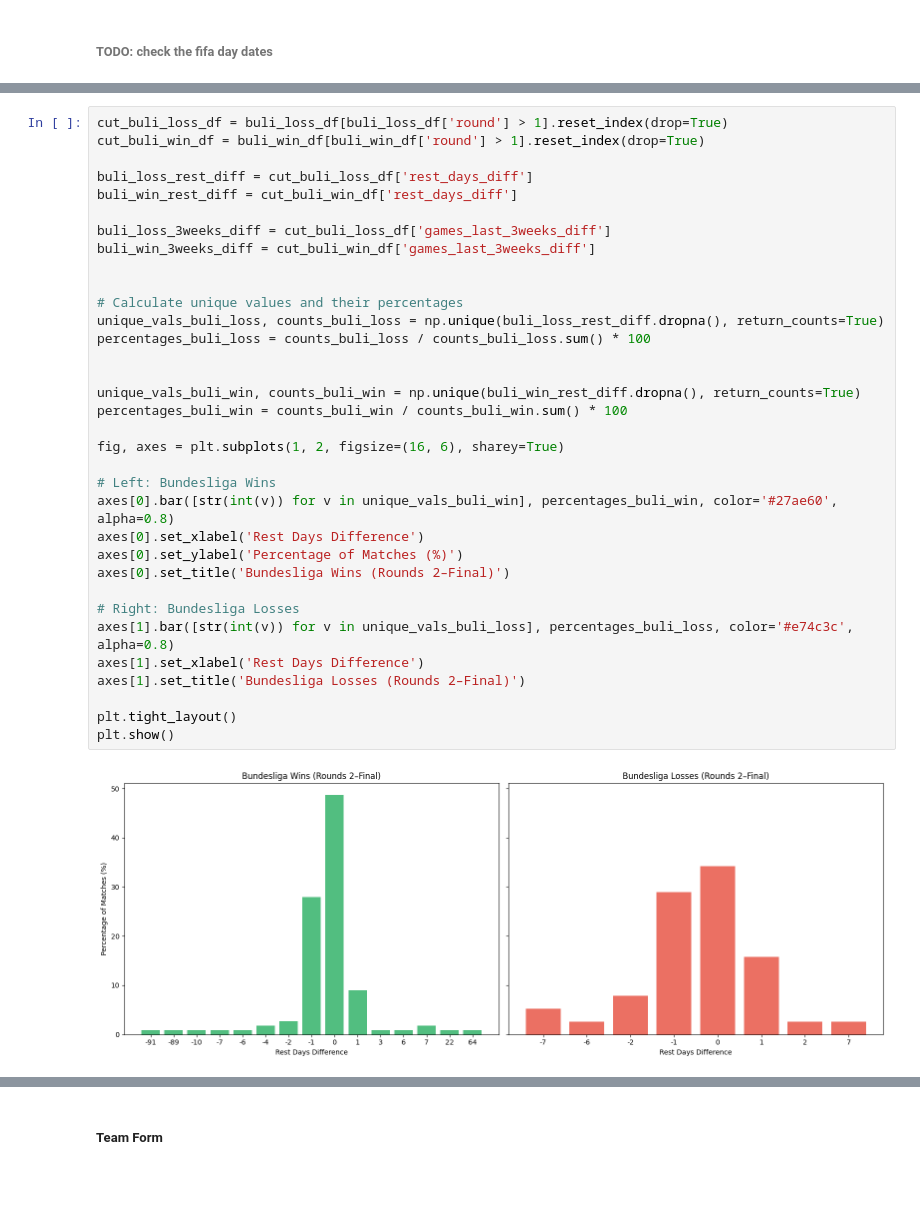
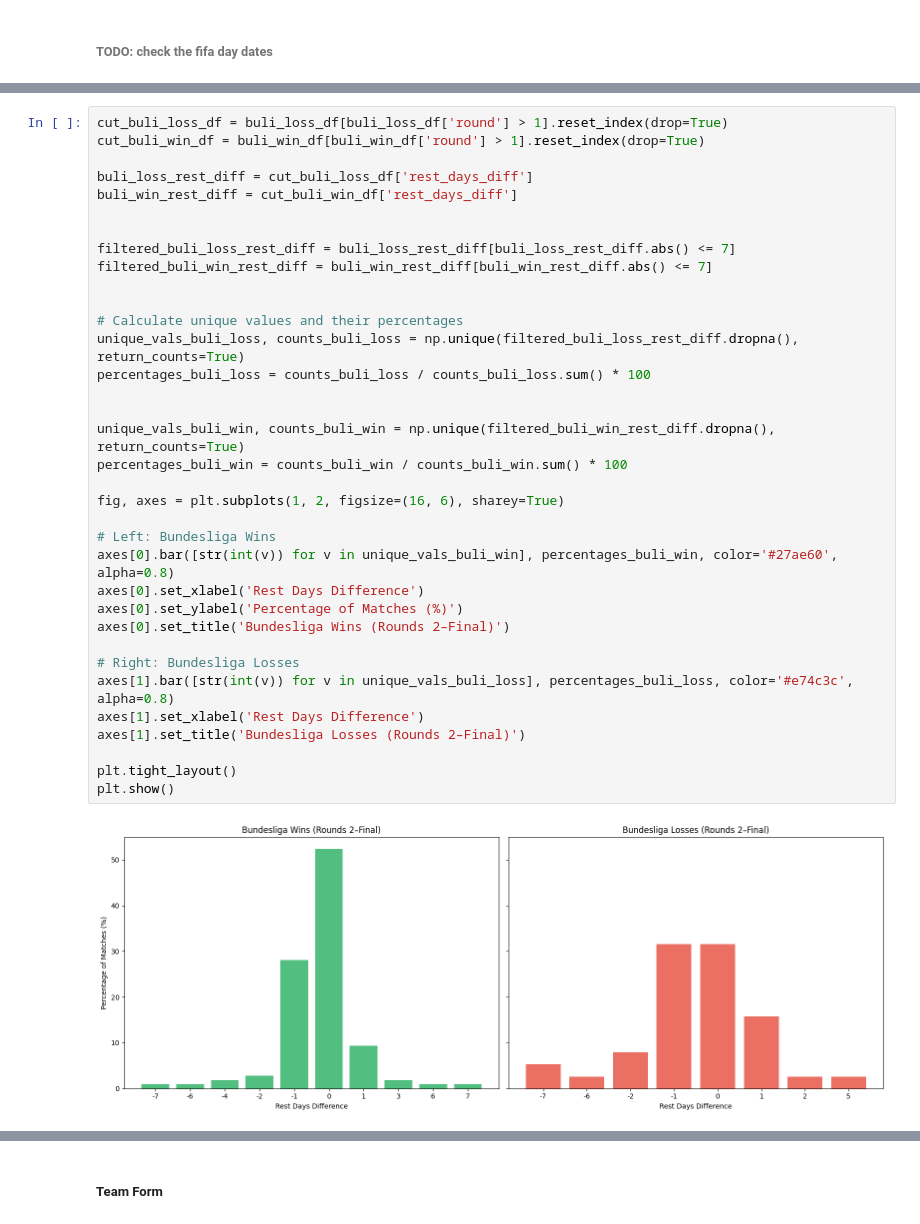
Before and after one commit to armin2080/DFB-Cup, a Jupyter notebook: notebook.ipynb, the cells around one changed output, grey strips where cells are left out. Saved outputs shown, nothing was run; the diff lists cells and outputs as text; blank space fills up the shorter version.

```diff
--- a/notebook.ipynb
+++ b/notebook.ipynb
@@ -1208,36 +1208,37 @@ plt.show()
 cut_buli_loss_df = buli_loss_df[buli_loss_df['round'] > 1].reset_index(drop=True)
 cut_buli_win_df = buli_win_df[buli_win_df['round'] > 1].reset_index(drop=True)
 
 buli_loss_rest_diff = cut_buli_loss_df['rest_days_diff']
 buli_win_rest_diff = cut_buli_win_df['rest_days_diff']
 
-buli_loss_3weeks_diff = cut_buli_loss_df['games_last_3weeks_diff']
-buli_win_3weeks_diff = cut_buli_win_df['games_last_3weeks_diff']
+
+filtered_buli_loss_rest_diff = buli_loss_rest_diff[buli_loss_rest_diff.abs() <= 7]
+filtered_buli_win_rest_diff = buli_win_rest_diff[buli_win_rest_diff.abs() <= 7]
 
 
 # Calculate unique values and their percentages
-unique_vals_buli_loss, counts_buli_loss = np.unique(buli_loss_rest_diff.dropna(), return_counts=True)
+unique_vals_buli_loss, counts_buli_loss = np.unique(filtered_buli_loss_rest_diff.dropna(), return_counts=True)
 percentages_buli_loss = counts_buli_loss / counts_buli_loss.sum() * 100
 
 
-unique_vals_buli_win, counts_buli_win = np.unique(buli_win_rest_diff.dropna(), return_counts=True)
+unique_vals_buli_win, counts_buli_win = np.unique(filtered_buli_win_rest_diff.dropna(), return_counts=True)
 percentages_buli_win = counts_buli_win / counts_buli_win.sum() * 100
 
 fig, axes = plt.subplots(1, 2, figsize=(16, 6), sharey=True)
 
 # Left: Bundesliga Wins
 axes[0].bar([str(int(v)) for v in unique_vals_buli_win], percentages_buli_win, color='#27ae60', alpha=0.8)
 axes[0].set_xlabel('Rest Days Difference')
 axes[0].set_ylabel('Percentage of Matches (%)')
 axes[0].set_title('Bundesliga Wins (Rounds 2–Final)')
 
 # Right: Bundesliga Losses
 axes[1].bar([str(int(v)) for v in unique_vals_buli_loss], percentages_buli_loss, color='#e74c3c', alpha=0.8)
 axes[1].set_xlabel('Rest Days Difference')
 axes[1].set_title('Bundesliga Losses (Rounds 2–Final)')
 
 plt.tight_layout()
 plt.show()
 # %% [output]
-[figure, old version]
+[figure, new version]
 # %%
```
Also changed, not shown: parts of 12 cells of this notebook.
